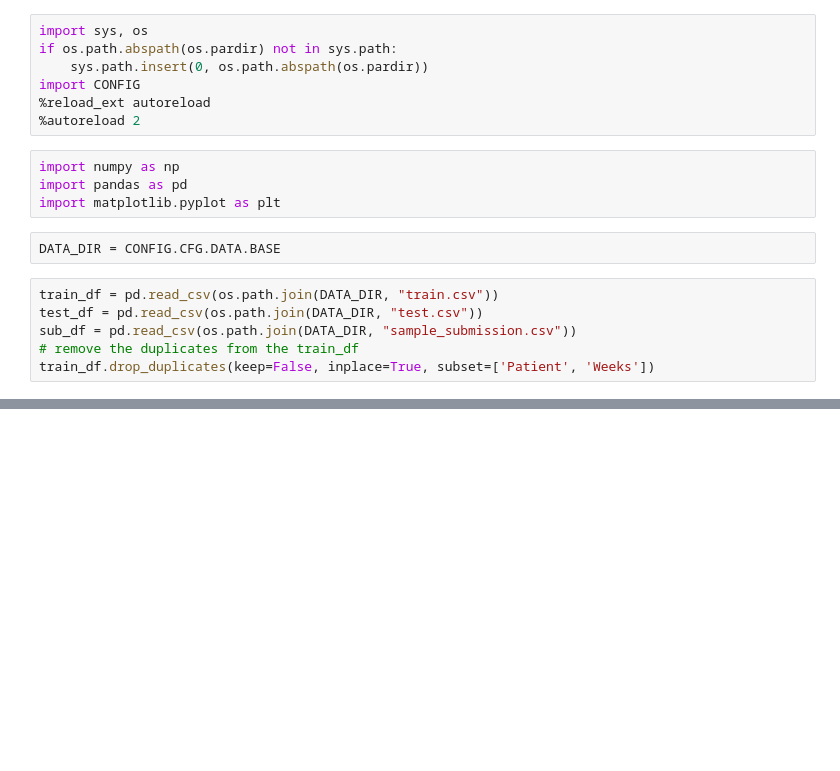
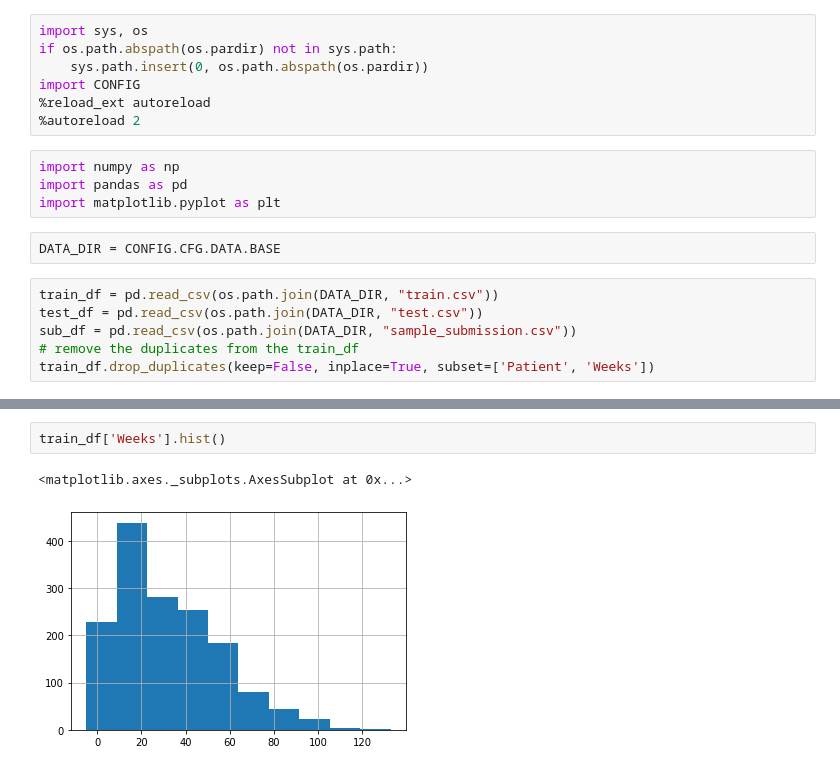
Before and after one commit to jonykarki/Kaggle-OSIC-Pulmonary-Fibrosis-Progression, a Jupyter notebook: EDA/eda_1.ipynb, the cells around one changed output, grey strips where cells are left out. Drawn from its saved outputs; the diff is of its cells as text; blank space fills up the shorter version.

```diff
--- a/EDA/eda_1.ipynb
+++ b/EDA/eda_1.ipynb
@@ -32,0 +44,5 @@ data['Age'].hist()
+# %%
+train_df['Weeks'].hist()
+# %% [output]
+<matplotlib.axes._subplots.AxesSubplot at 0x...>
+[figure, added]
```
Also changed, not shown: parts of 6 cells of this notebook.
